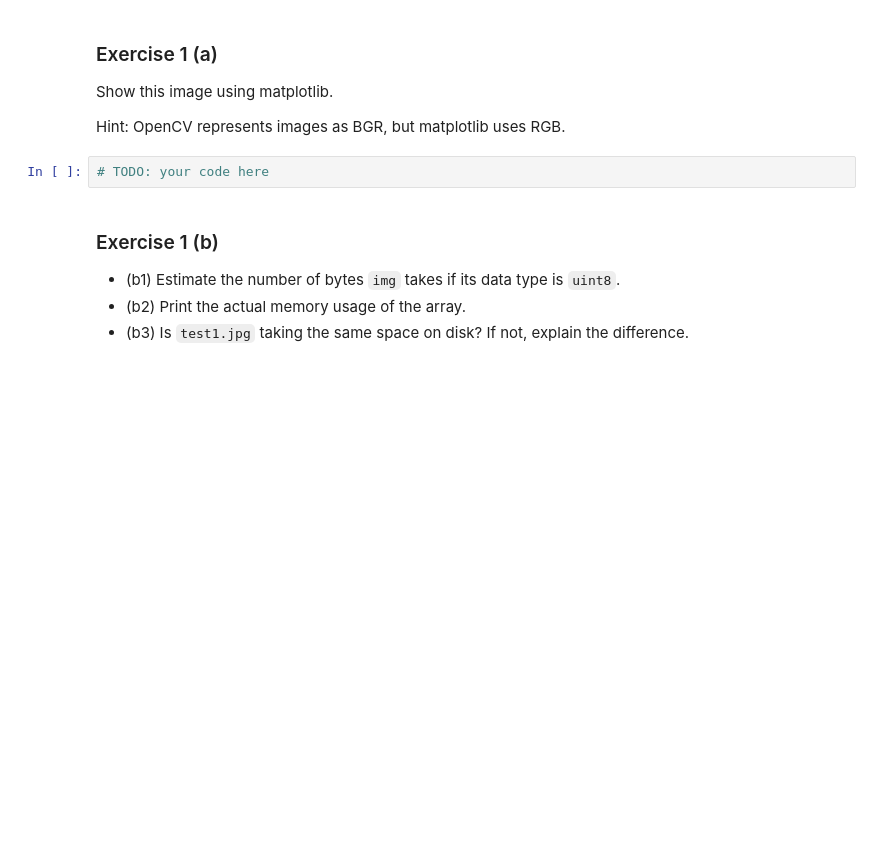
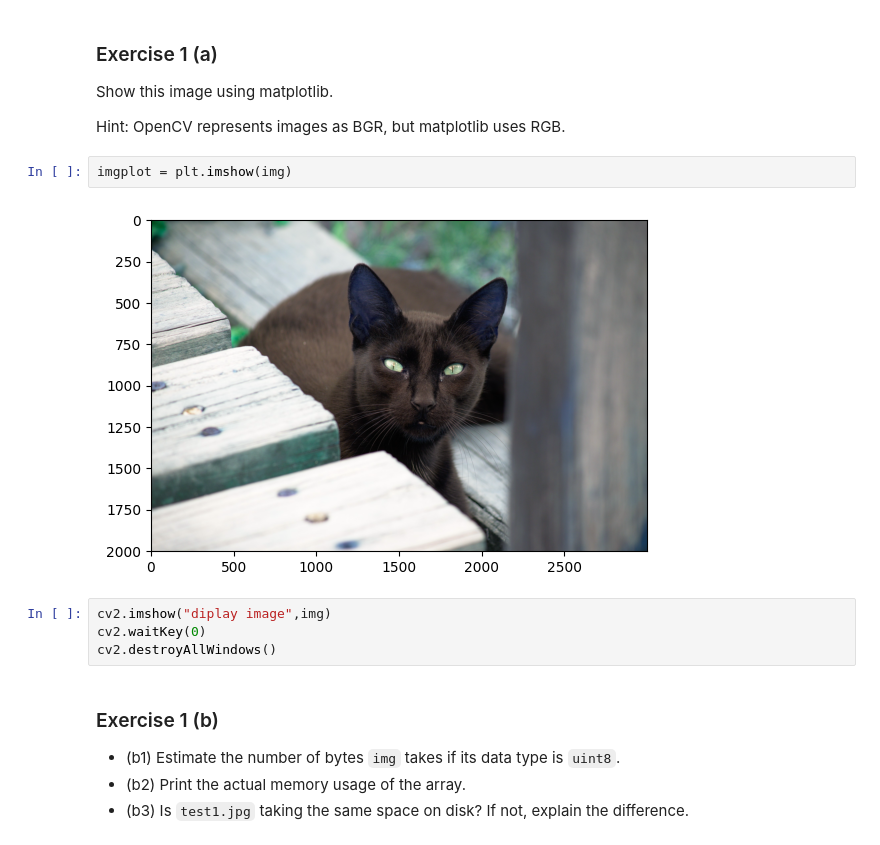
Before and after one commit to RLopez112/dlfcv-lab, a Jupyter notebook: Session2/main.ipynb, the cells around one changed output. Drawn from its saved outputs; the diff is of its cells as text; blank space fills up the shorter version.

```diff
--- a/Session2/main.ipynb
+++ b/Session2/main.ipynb
@@ -35,8 +37,14 @@ assert img is not None, "check the image path"
 Show this image using matplotlib.
 
 Hint: OpenCV represents images as BGR, but matplotlib uses RGB.
-# %%
-# TODO: your code here
+# %%
+imgplot = plt.imshow(img)
+# %% [output]
+[figure, added]
+# %%
+cv2.imshow("diplay image",img)
+cv2.waitKey(0)
+cv2.destroyAllWindows()
 # %% [markdown]
 ### Exercise 1 (b)
 - (b1) Estimate the number of bytes `img` takes if its data type is `uint8`.
```
Also changed, not shown: parts of 7 cells of this notebook, 3 other files.
